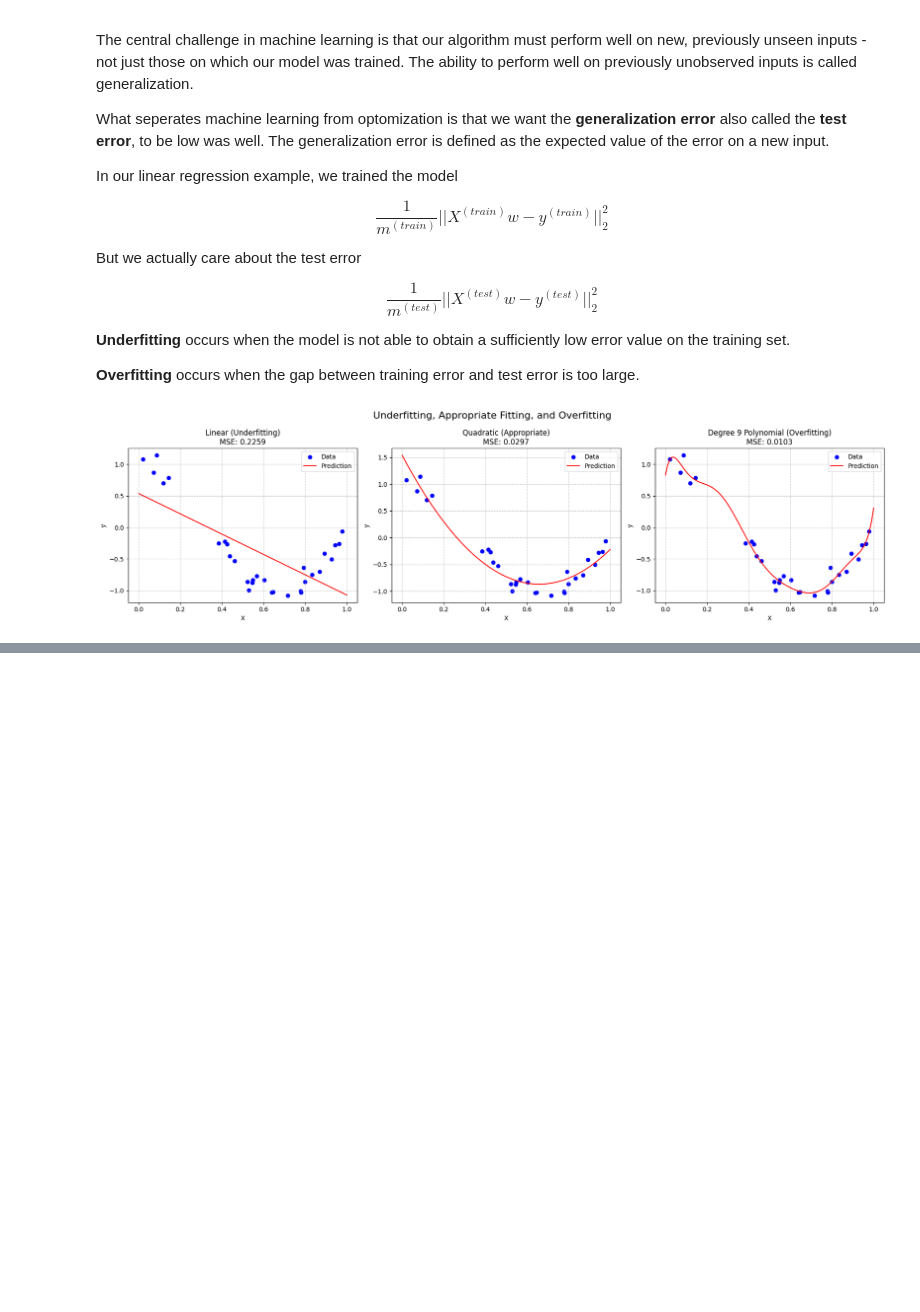
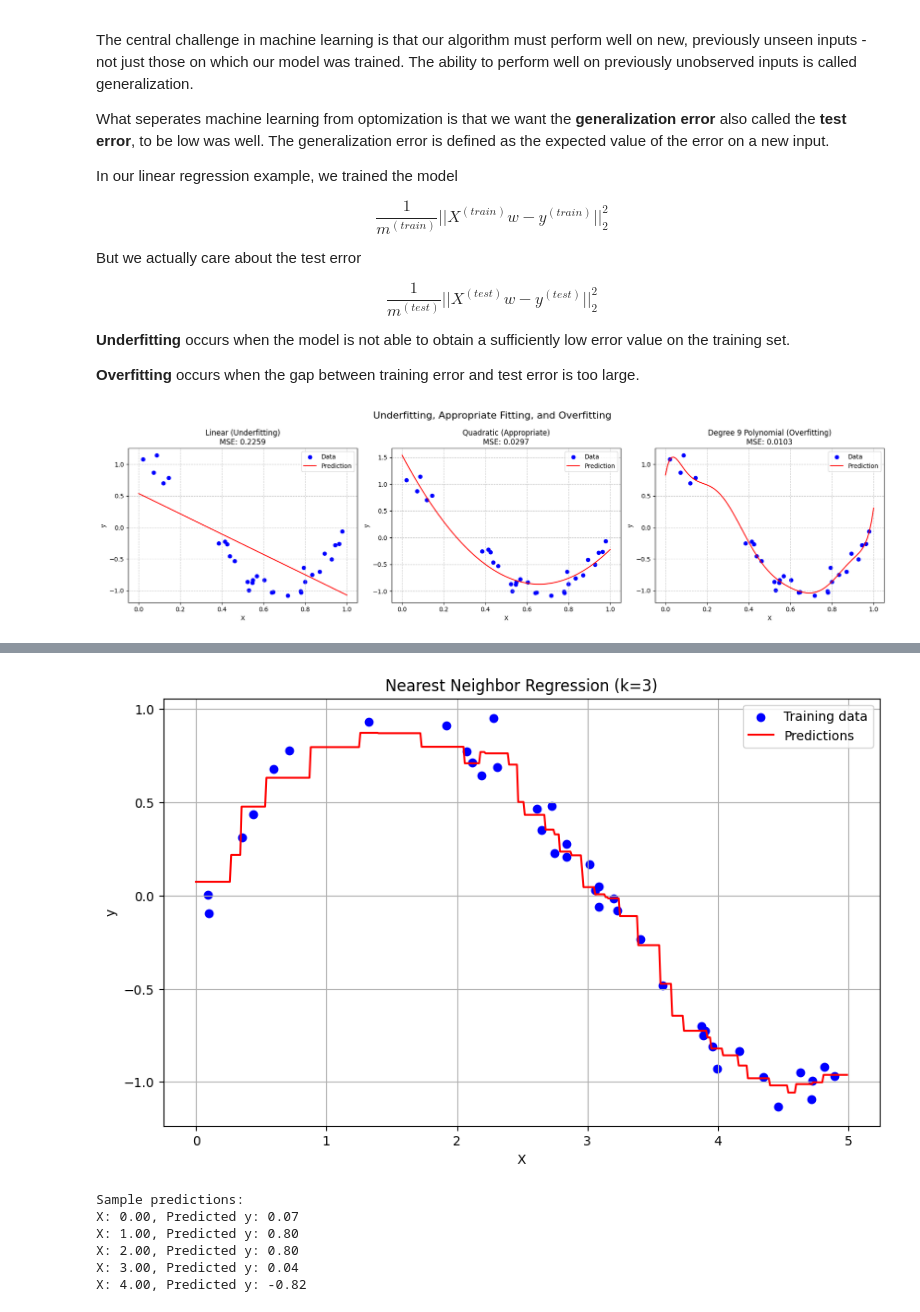
Before and after one commit to woodRock/deep-learning-goodfellow, a Jupyter notebook: chapter_5_machine_learning_basics.ipynb, the cells around one changed output, grey strips where cells are left out. Cells and saved outputs as stored; diff of their text form; code cells hidden in the pictures; blank space fills up the shorter version.

```diff
--- a/chapter_5_machine_learning_basics.ipynb
+++ b/chapter_5_machine_learning_basics.ipynb
@@ -231,0 +241,60 @@ plt.show()
+# %%
+import numpy as np
+import matplotlib.pyplot as plt
+
+class NearestNeighborRegressor:
+    def __init__(self, k=1):
+        self.k = k
+
+    def fit(self, X, y):
+        self.X_train = X
+        self.y_train = y
+
+    def predict(self, X):
+        predictions = []
+        for x in X:
+            distances = np.sqrt(np.sum((self.X_train - x)**2, axis=1))
+            nearest_neighbor_ids = distances.argsort()[:self.k]
+            nearest_neighbor_values = self.y_train[nearest_neighbor_ids]
+            prediction = np.mean(nearest_neighbor_values)
+            predictions.append(prediction)
+        return np.array(predictions)
+
+# Generate sample data
+np.random.seed(0)
+X_train = np.sort(5 * np.random.rand(40, 1), axis=0)
+y_train = np.sin(X_train).ravel() + np.random.normal(0, 0.1, X_train.shape[0])
+
+# Create and train the model
+model = NearestNeighborRegressor(k=3)
+model.fit(X_train, y_train)
+
+# Generate points for prediction
+X_test = np.arange(0, 5, 0.01).reshape(-1, 1)
+
+# Make predictions
+y_pred = model.predict(X_test)
+
+# Plotting
+plt.figure(figsize=(10, 6))
+plt.scatter(X_train, y_train, color='blue', label='Training data')
+plt.plot(X_test, y_pred, color='red', label='Predictions')
+plt.title('Nearest Neighbor Regression (k=3)')
+plt.xlabel('X')
+plt.ylabel('y')
+plt.legend()
+plt.grid(True)
+plt.show()
+
+# Print some sample predictions
+print("Sample predictions:")
+for i in range(0, len(X_test), 100):
+    print(f"X: {X_test[i][0]:.2f}, Predicted y: {y_pred[i]:.2f}")
+# %% [output]
+[figure, added]
+Sample predictions:
+X: 0.00, Predicted y: 0.07
+X: 1.00, Predicted y: 0.80
+X: 2.00, Predicted y: 0.80
+X: 3.00, Predicted y: 0.04
+X: 4.00, Predicted y: -0.82
```
Also changed, not shown: parts of 5 cells of this notebook.
